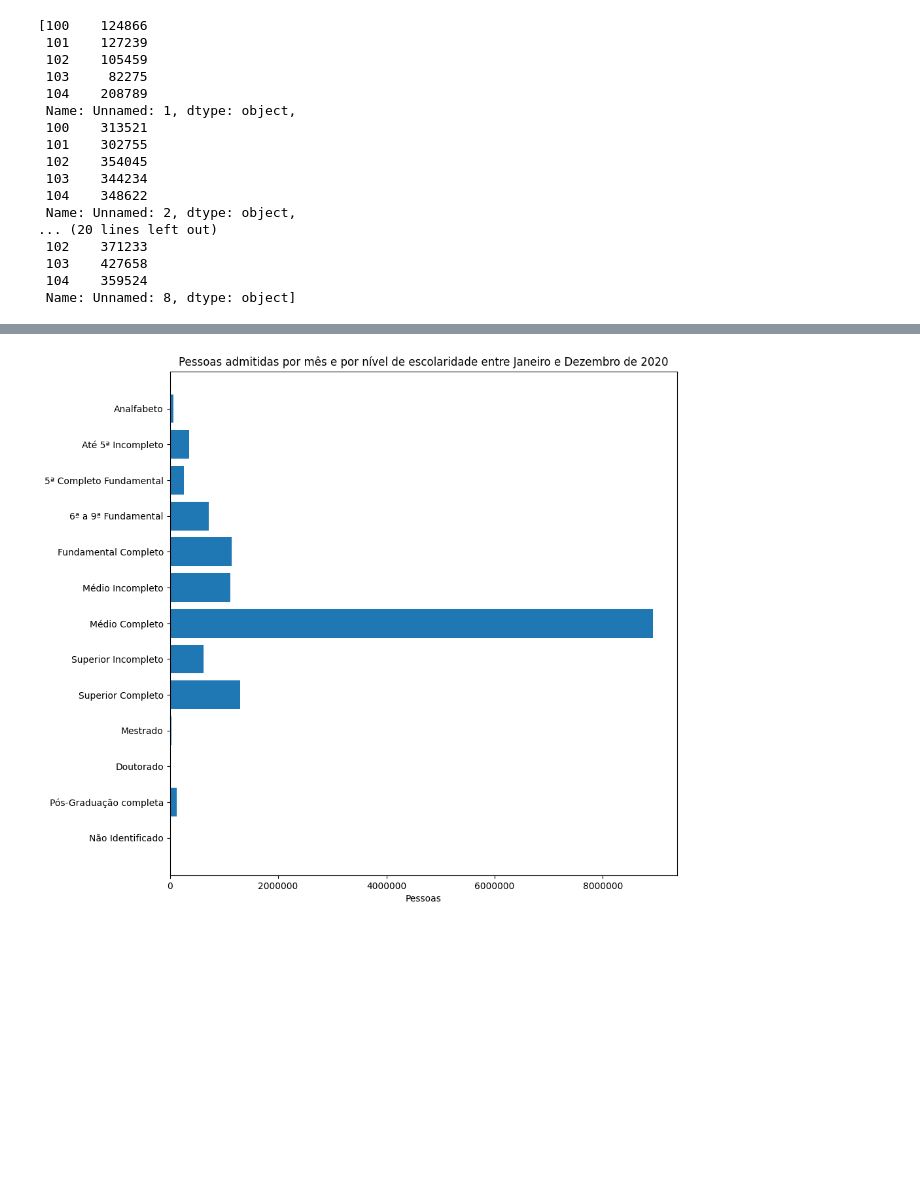
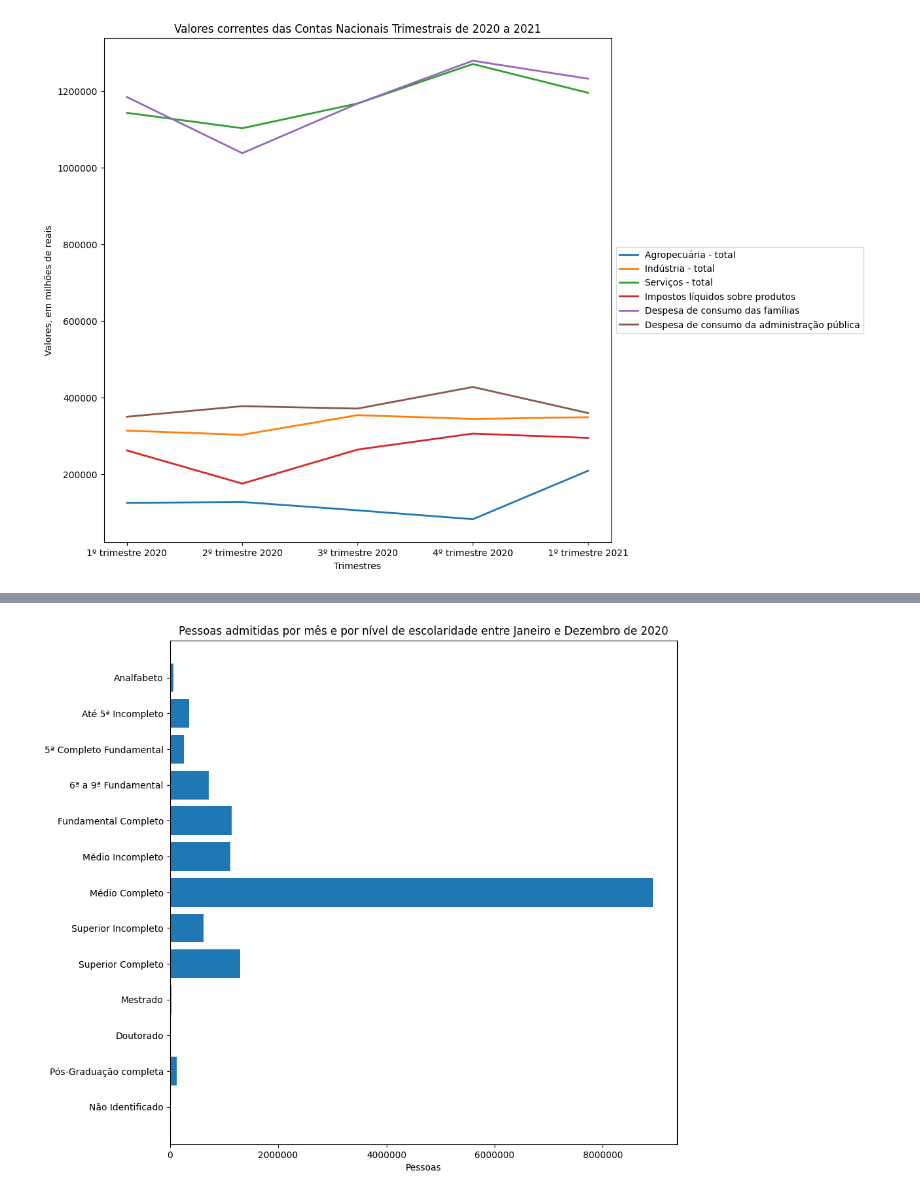
Before and after one commit to barbaraport/analise-empregabilidade-caged, a Jupyter notebook: analise-empregabilidade-caged.ipynb, the cells around one changed output, grey strips where cells are left out. Cells and saved outputs as stored; diff of their text form; code cells hidden in the pictures; blank space fills up the shorter version.

```diff
--- a/analise-empregabilidade-caged.ipynb
+++ b/analise-empregabilidade-caged.ipynb
@@ -56,7 +36,8 @@ movimento2021 = {
 }
 # %%
 ##*ARQUIVO DE CONTAS NACIONAIS*
-contasNacionais = pd.read_excel(r'./doc/bases_de_dados/contas_nacionais/Tabela 1846.xlsx', 'Tabela')
+colunas_consumo = ['Trimestre','Agropecuária - total','Indústria - total','Serviços - total','Impostos líquidos sobre produtos','Despesa de consumo das famílias','Despesa de consumo da administração pública']
+contasNacionais = pd.read_excel(r'./doc/bases_de_dados/contas_nacionais/Tabela 1846.xlsx', 'Tabela',usecols=colunas_consumo)
 # %%
 #Variáveis com códigos/informações que serão utilizadas durante o projeto
 meses_grafico2020 = ['Janeiro','Fevereiro','Março','Abril','Maio','Junho','Julho','Agosto','Setembro','Outubro','Novembro','Dezembro']
@@ -469,34 +450,28 @@ plotGraficoEmpregoFaixaEtaria(lista_Jovens_demitidos2021,lista_Adultos_demitidos
 # %%
 #*Dados consumo*
-colunas = ["Unnamed: 1","Unnamed: 2", "Unnamed: 3", "Unnamed: 5", "Unnamed: 7", "Unnamed: 8"]
-chaves = contasNacionais.loc[3, colunas]
-valores = [contasNacionais.loc[100:104, colunas[0]],
-           contasNacionais.loc[100:104, colunas[1]],
-           contasNacionais.loc[100:104, colunas[2]],
-           contasNacionais.loc[100:104, colunas[3]],
-           contasNacionais.loc[100:104, colunas[4]],
-           contasNacionais.loc[100:104, colunas[5]]
-          ]
-valores
-#plotGraficoConsumoTrimestres(chaves, valores)
+#colunasAntigas = ["Unnamed: 1","Unnamed: 2", "Unnamed: 3", "Unnamed: 5", "Unnamed: 7", "Unnamed: 8"]
+colunasConsumo = ['Agropecuária - total','Indústria - total','Serviços - total','Impostos líquidos sobre produtos','Despesa de consumo das famílias','Despesa de consumo da administração pública']
+consumo = contasNacionais[colunas_consumo].loc[96:100].to_dict('list')
+
+consumo
+fig, ax = plt.subplots()
+plt.rcdefaults()
+ax.plot(consumo['Trimestre'], consumo['Agropecuária - total'], lw = 2, alpha = 1,label='Agropecuária - total')
+ax.plot(consumo['Trimestre'], consumo['Indústria - total'], lw = 2, alpha = 1,label='Indústria - total')
+ax.plot(consumo['Trimestre'], consumo['Serviços - total'], lw = 2, alpha = 1,label='Serviços - total')
+ax.plot(consumo['Trimestre'], consumo['Impostos líquidos sobre produtos'], lw = 2, alpha = 1,label='Impostos líquidos sobre produtos')
+ax.plot(consumo['Trimestre'], consumo['Despesa de consumo das famílias'], lw = 2, alpha = 1,label='Despesa de consumo das famílias')
+ax.plot(consumo['Trimestre'], consumo['Despesa de consumo da administração pública'], lw = 2, alpha = 1,label='Despesa de consumo da administração pública')
+fig.set_size_inches(10, 10)
+ax.set_title('Valores correntes das Contas Nacionais Trimestrais de 2020 a 2021')
+ax.set_xlabel('Trimestres')
+ax.set_ylabel('Valores, em milhões de reais')
+plt.ticklabel_format(style='plain', axis='y')
+
+plt.gca().legend(loc='center left', bbox_to_anchor=(1, 0.5))
+plt.show()
 # %% [output]
-[100    124866
- 101    127239
- 102    105459
- 103     82275
- 104    208789
- Name: Unnamed: 1, dtype: object,
- 100    313521
- 101    302755
- 102    354045
- 103    344234
- 104    348622
- Name: Unnamed: 2, dtype: object,
-... (20 lines left out)
- 102    371233
- 103    427658
- 104    359524
- Name: Unnamed: 8, dtype: object]
+[figure, added]
 # %%
 def plotGraficoConsumoTrimestres(chaves, valores):
     fig, ax = plt.subplots()
```
Also changed, not shown: parts of 19 cells of this notebook, 1 other file.
